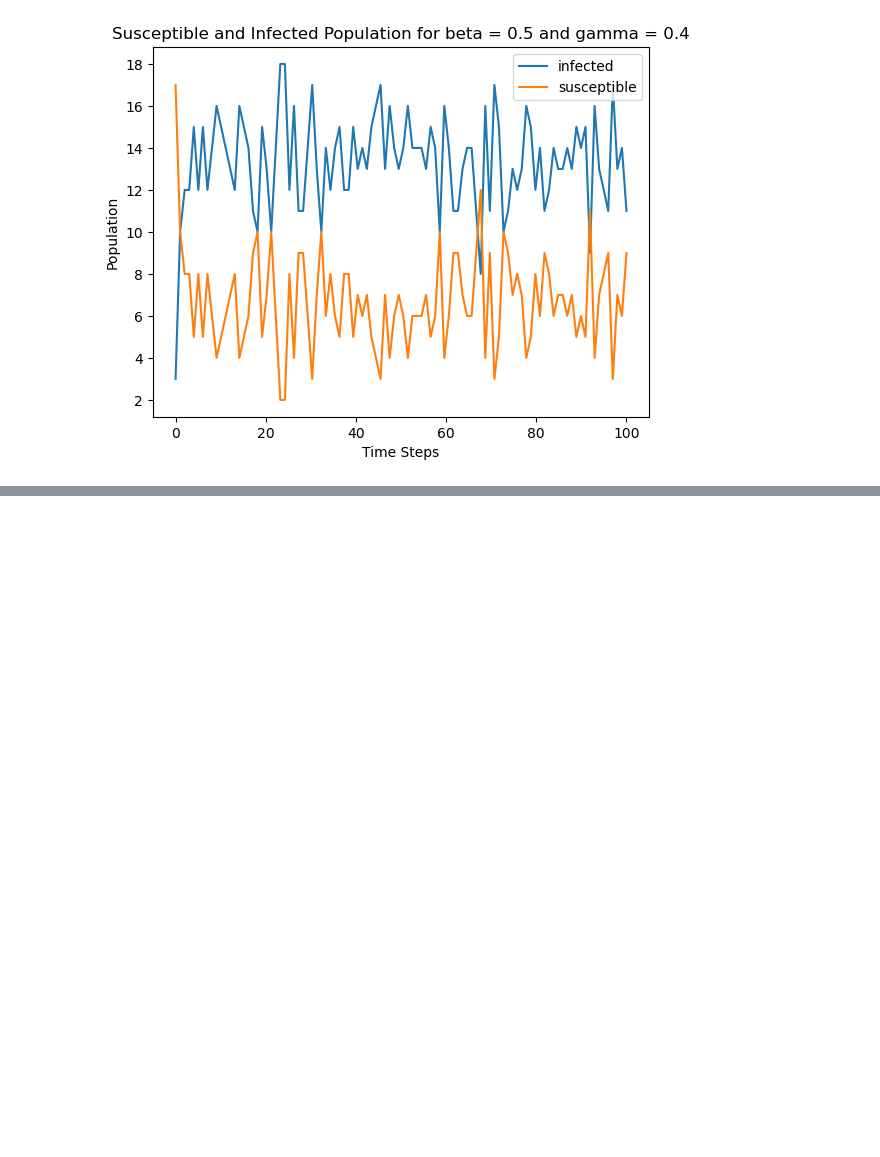
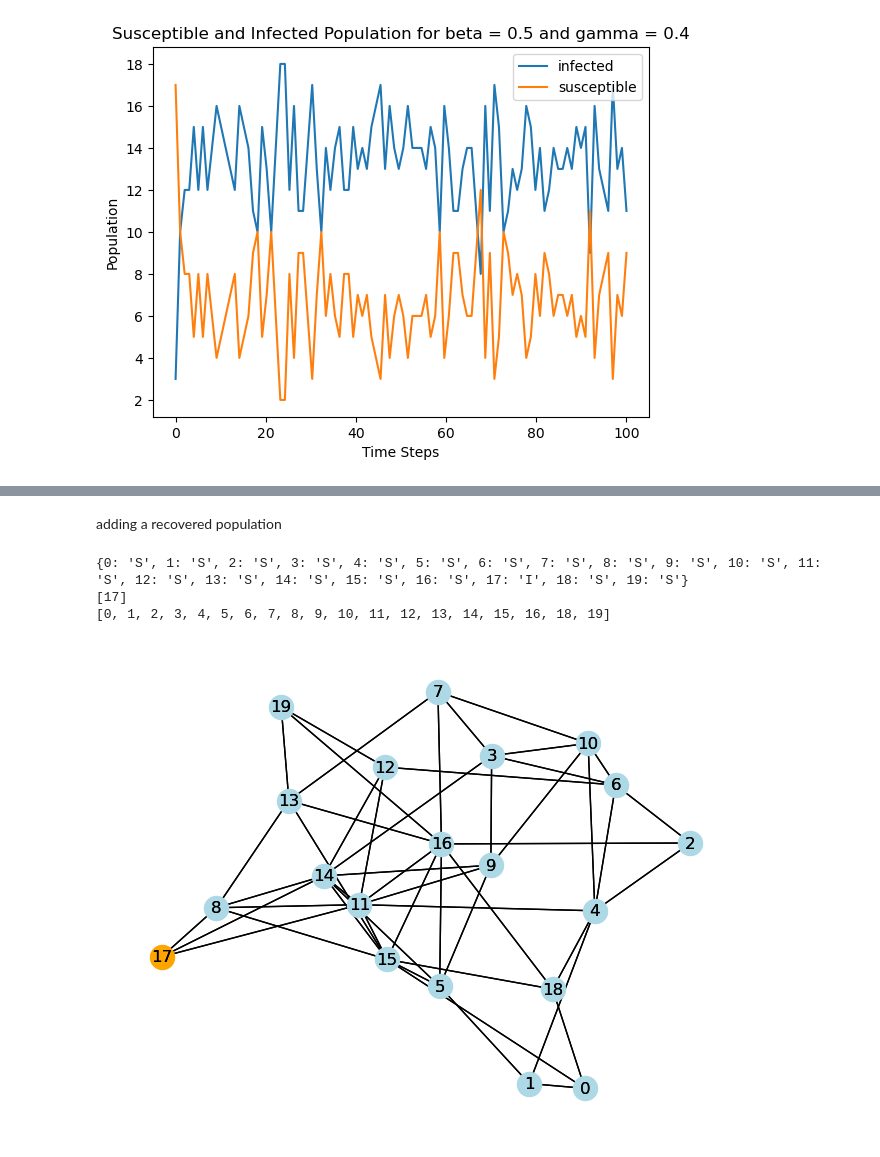
Before and after one commit to margheritatonon/applied_math_lab, a Jupyter notebook: networkx/networkx_sismodel.ipynb, the cells around one changed output, grey strips where cells are left out. Saved outputs shown, nothing was run; the diff lists cells and outputs as text; code cells hidden in the pictures; blank space fills up the shorter version.

```diff
--- a/networkx/networkx_sismodel.ipynb
+++ b/networkx/networkx_sismodel.ipynb
@@ -225,0 +418,37 @@ plt.show()
+# %% [markdown]
+adding a recovered population
+# %%
+Gr = nx.gnm_random_graph(n=20, m = 50)
+
+state = []
+nodes = Gr.nodes
+for node in nodes:
+    state.append((node, "S"))
+
+randint = np.random.randint(len(nodes))
+state[randint] = (randint, "I")
+state_dict = dict(state)
+print(state_dict)
+
+nx.set_node_attributes(Gr, state, "state")
+
+infected_nodes = []
+susceptible_nodes = []
+for key, label in state_dict.items():
+    if label == "I":
+        infected_nodes.append(key)
+    else:
+        susceptible_nodes.append(key)
+
+print(infected_nodes)
+print(susceptible_nodes)
+
+pos = nx.spring_layout(Gr)
+nx.draw(Gr, pos = pos, nodelist = infected_nodes, node_color = "orange", with_labels=True)
+nx.draw(Gr, pos = pos, nodelist=susceptible_nodes, node_color = "lightblue", with_labels=True)
+plt.show()
+# %% [output]
+{0: 'S', 1: 'S', 2: 'S', 3: 'S', 4: 'S', 5: 'S', 6: 'S', 7: 'S', 8: 'S', 9: 'S', 10: 'S', 11: 'S', 12: 'S', 13: 'S', 14: 'S', 15: 'S', 16: 'S', 17: 'I', 18: 'S', 19: 'S'}
+[17]
+[0, 1, 2, 3, 4, 5, 6, 7, 8, 9, 10, 11, 12, 13, 14, 15, 16, 18, 19]
+[figure, added]
```
Also changed, not shown: parts of 4 cells of this notebook.
